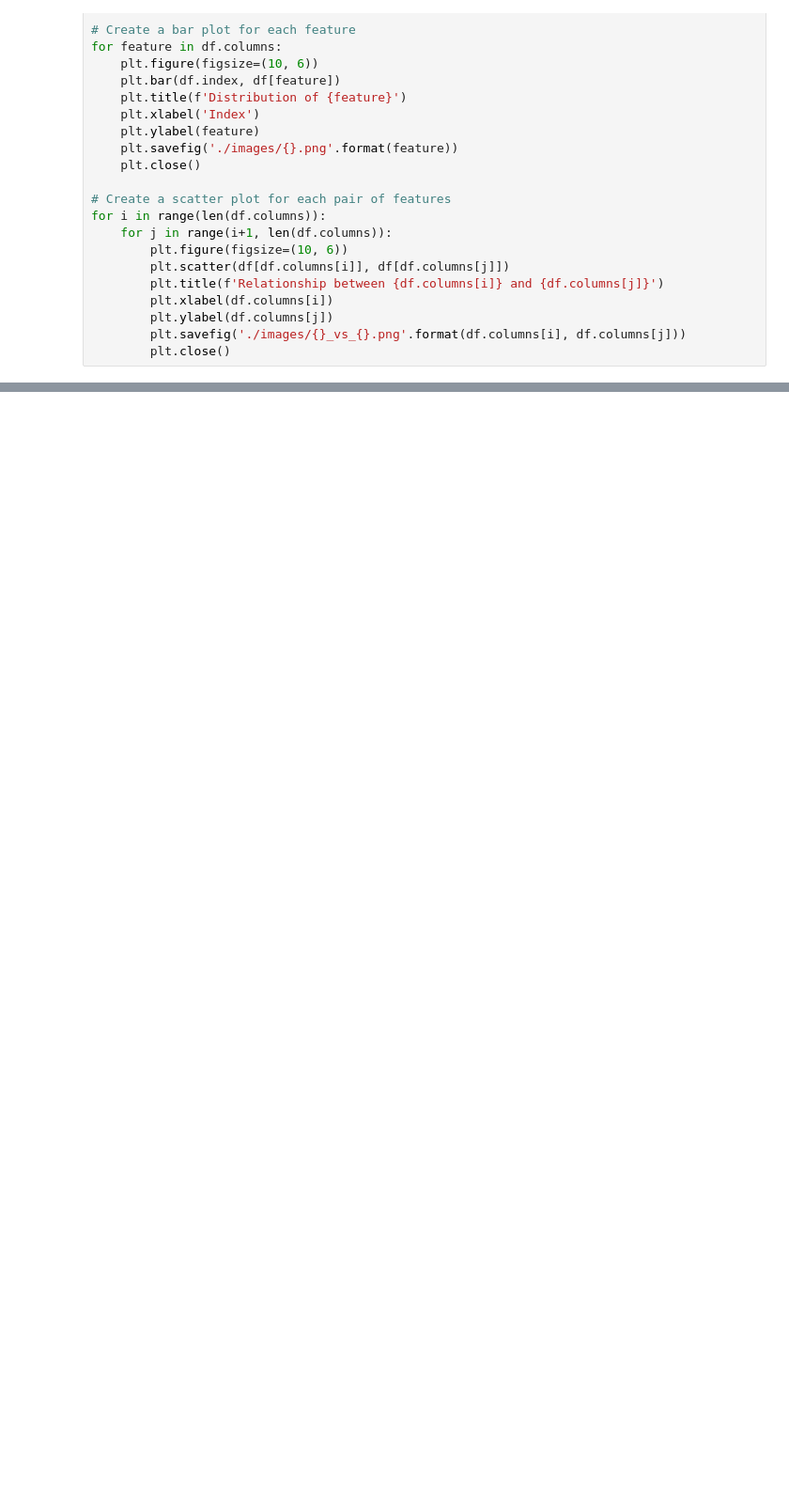
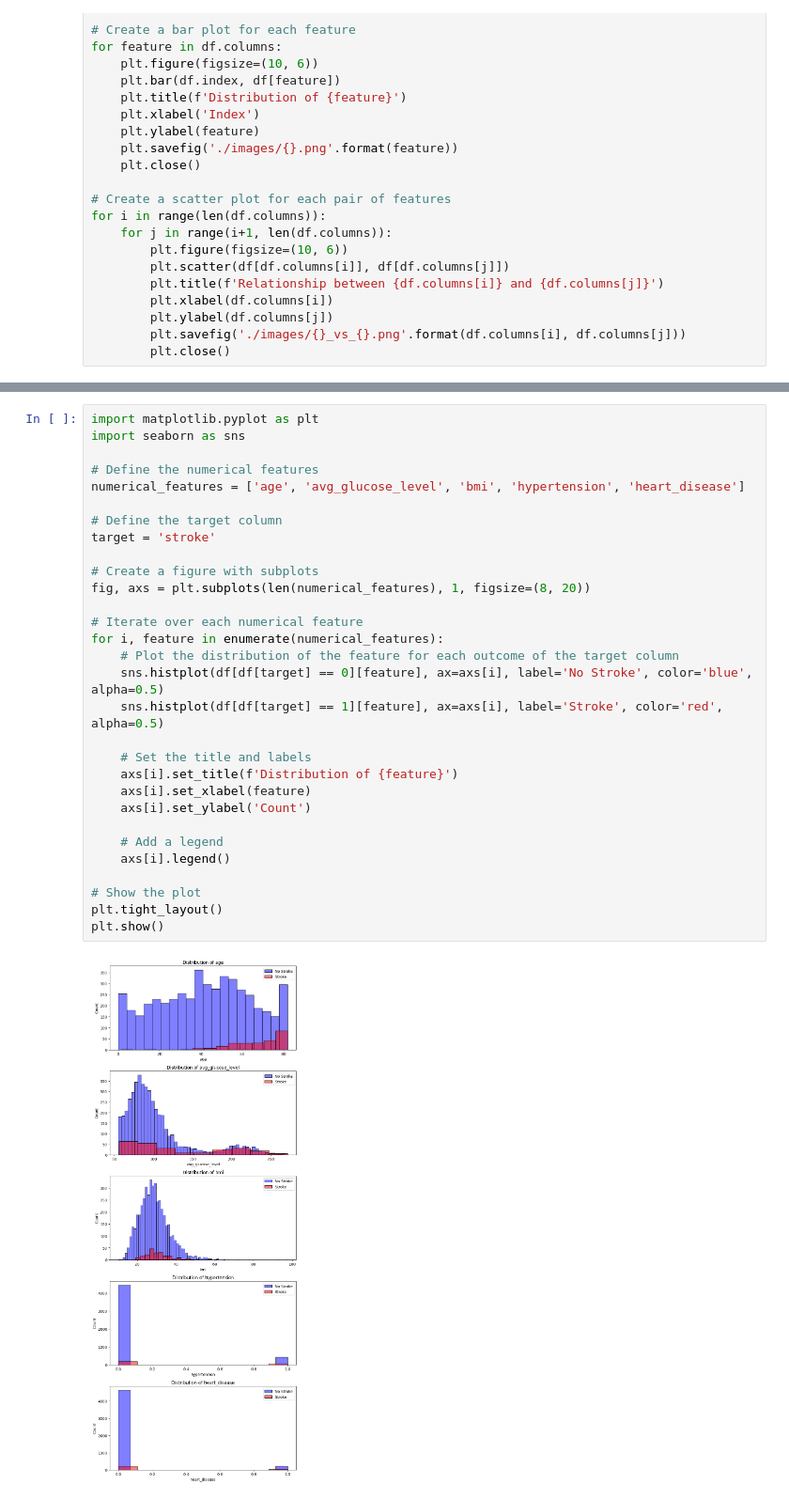
Before and after one commit to RisAhamed/Heart-stroke-prediction, a Jupyter notebook: Notebooks/EDA.ipynb, the cells around one changed output, grey strips where cells are left out. Shown at 94% size. Drawn from its saved outputs; the diff is of its cells as text; blank space fills up the shorter version.

```diff
--- a/Notebooks/EDA.ipynb
+++ b/Notebooks/EDA.ipynb
@@ -313,0 +560,32 @@ fig.show()
+# %%
+import matplotlib.pyplot as plt
+import seaborn as sns
+
+# Define the numerical features
+numerical_features = ['age', 'avg_glucose_level', 'bmi', 'hypertension', 'heart_disease']
+
+# Define the target column
+target = 'stroke'
+
+# Create a figure with subplots
+fig, axs = plt.subplots(len(numerical_features), 1, figsize=(8, 20))
+
+# Iterate over each numerical feature
+for i, feature in enumerate(numerical_features):
+    # Plot the distribution of the feature for each outcome of the target column
+    sns.histplot(df[df[target] == 0][feature], ax=axs[i], label='No Stroke', color='blue', alpha=0.5)
+    sns.histplot(df[df[target] == 1][feature], ax=axs[i], label='Stroke', color='red', alpha=0.5)
+
+    # Set the title and labels
+    axs[i].set_title(f'Distribution of {feature}')
+    axs[i].set_xlabel(feature)
+    axs[i].set_ylabel('Count')
+
+    # Add a legend
+    axs[i].legend()
+
+# Show the plot
+plt.tight_layout()
+plt.show()
+# %% [output]
+[figure, added]
```
Also changed, not shown: parts of 30 cells of this notebook, 4 other files.
